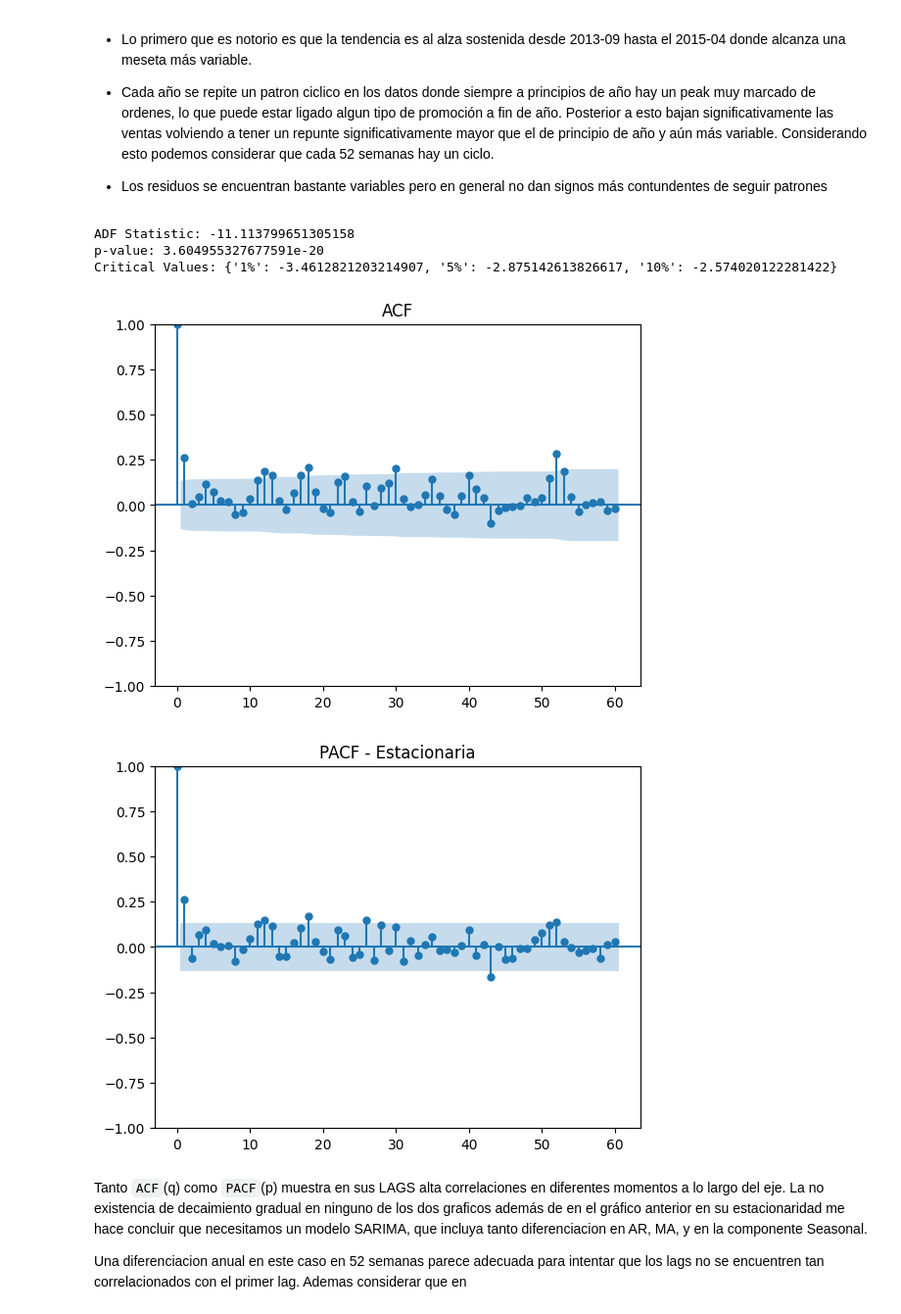
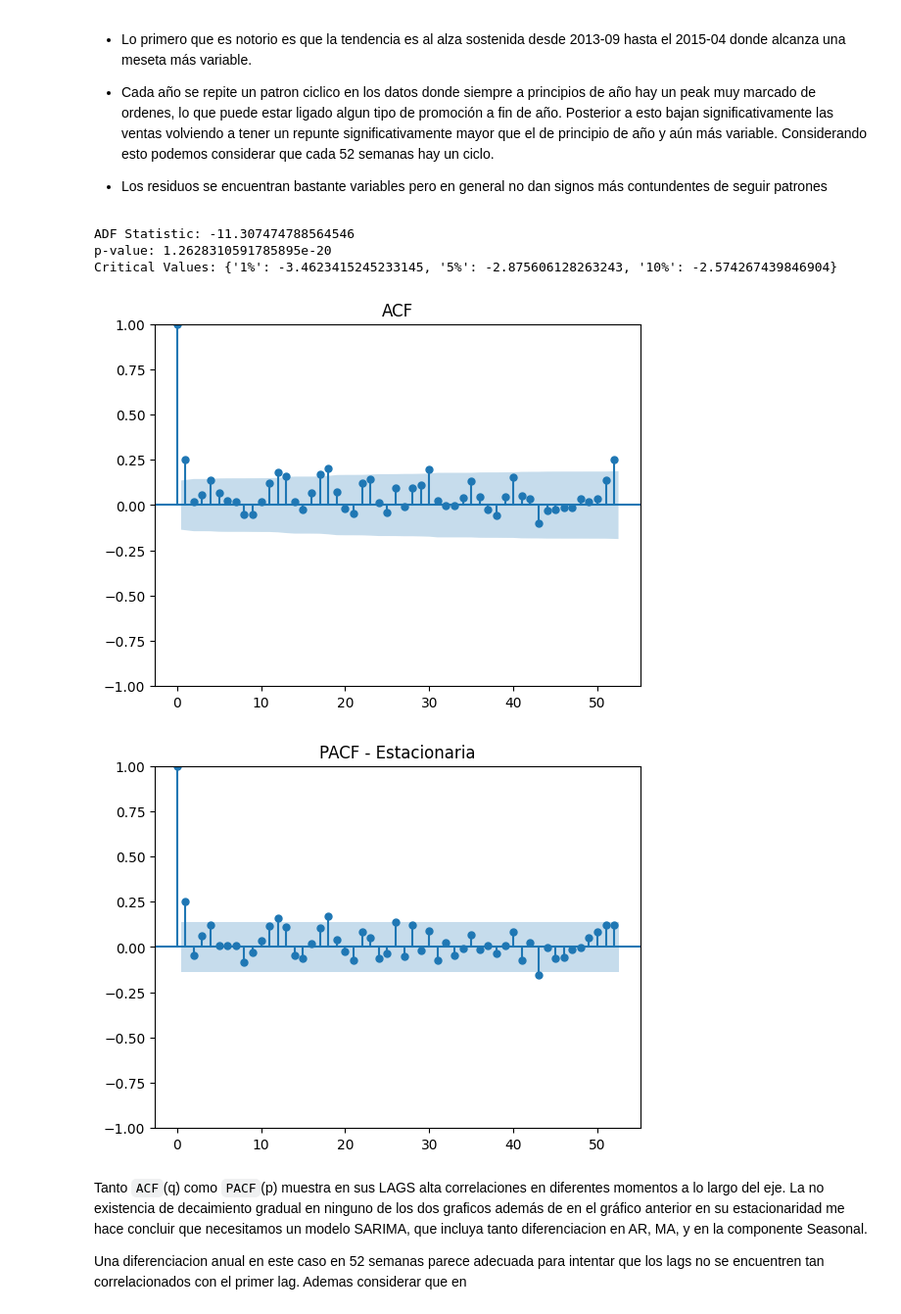
Before and after one commit to LLAES07/Forecasting-SARIMA, a Jupyter notebook: Notebooks/proyect.ipynb, the cells around one changed output. Shown at 98% size. Drawn from its saved outputs; the diff is of its cells as text; code cells hidden in the pictures.

```diff
--- a/Notebooks/proyect.ipynb
+++ b/Notebooks/proyect.ipynb
@@ -179,7 +179,7 @@ plt.show()
 # %% [markdown]
 - Considerando que los datos no se ven prometedores con el valor máximo, tomaremos desde finales del 2019 en adelante
 # %%
-y = y[y.index > pd.to_datetime('2012-12-01')]
+y = y[(y.index.year >2012) & (y.index.year <=2016)]
 # %%
 plt.figure(figsize=(10, 8))
 plt.plot(y.index, y, label='Datos Originales', color='blue')
@@ -227,21 +227,21 @@ print('ADF Statistic:', result[0])
 print('p-value:', result[1])
 print('Critical Values:', result[4])
 # %% [output]
-ADF Statistic: -11.113799651305158
-p-value: 3.604955327677591e-20
-Critical Values: {'1%': -3.4612821203214907, '5%': -2.875142613826617, '10%': -2.574020122281422}
+ADF Statistic: -11.307474788564546
+p-value: 1.2628310591785895e-20
+Critical Values: {'1%': -3.4623415245233145, '5%': -2.875606128263243, '10%': -2.574267439846904}
 # %%
 from statsmodels.graphics.tsaplots import plot_acf
 from statsmodels.tsa.stattools import acf
 from statsmodels.graphics.tsaplots import plot_pacf
 
-plot_acf(y,  title="ACF", lags='60')
+plot_acf(y,  title="ACF", lags='52')
 plt.show()
-plot_pacf(y, title="PACF - Estacionaria", lags='60')
+plot_pacf(y, title="PACF - Estacionaria", lags='52')
 plt.show()
 # %% [output]
-[figure, old version]
+[figure, new version]
-[figure, old version]
+[figure, new version]
 # %% [markdown]
 Tanto `ACF`(q) como `PACF`(p) muestra en sus LAGS alta correlaciones en diferentes momentos a lo largo del eje. La no existencia de decaimiento gradual en ninguno de los dos graficos además de en el gráfico anterior en su estacionaridad me hace concluir que necesitamos un modelo SARIMA, que incluya tanto diferenciacion en AR, MA, y en la componente Seasonal.
 
```
Also changed, not shown: parts of 23 cells of this notebook, 1 other file.
